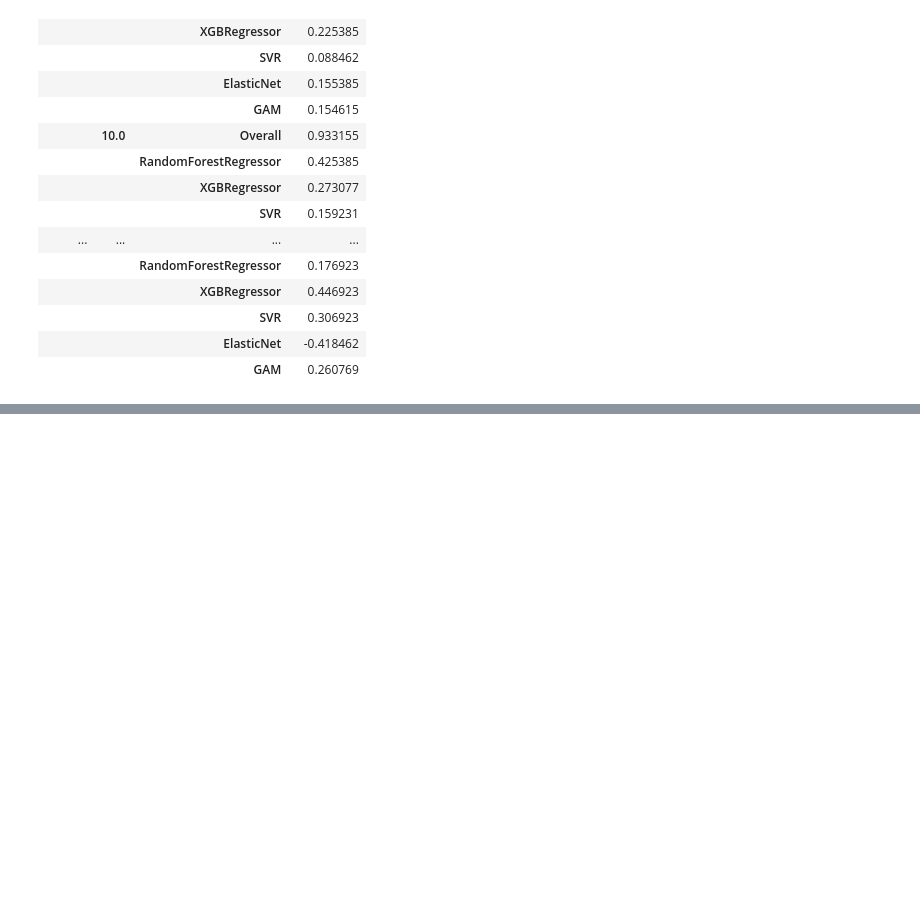
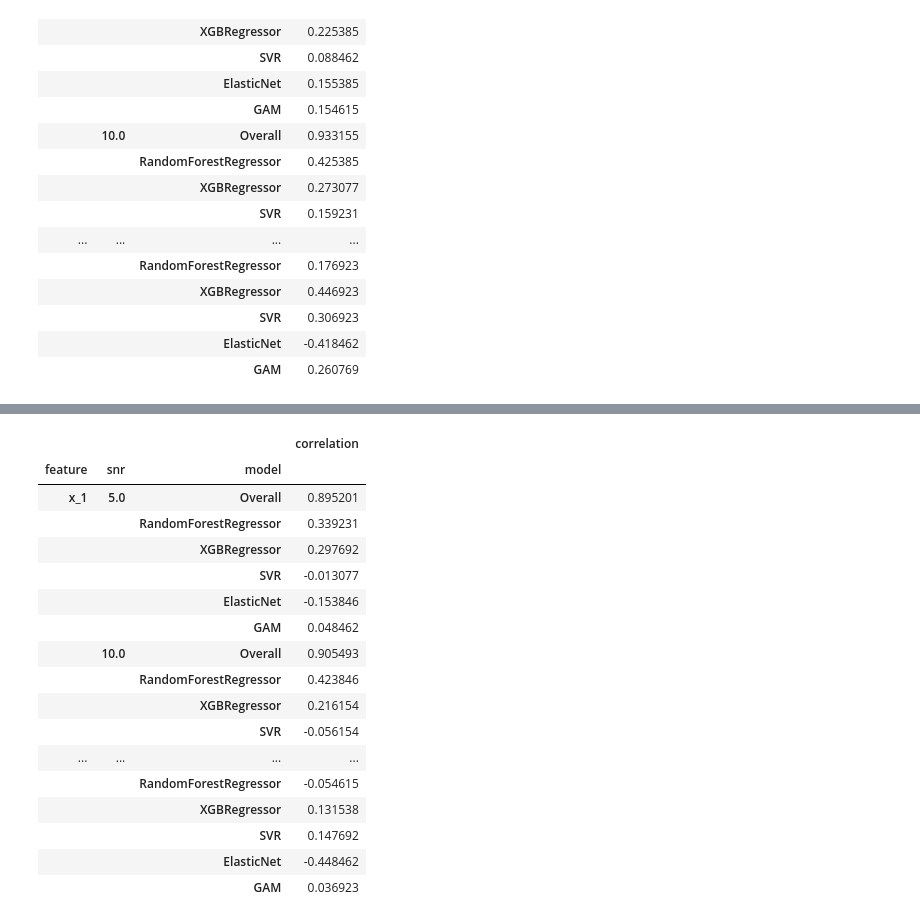
Before and after one commit to timo282/feature-effect-empirical-analysis, a Jupyter notebook: simulations/sim_friedman1_centered/notebooks/correlation_analysis.ipynb, the cells around one changed output, grey strips where cells are left out. Saved outputs shown, nothing was run; the diff lists cells and outputs as text; code cells hidden in the pictures; blank space fills up the shorter version.

```diff
--- a/simulations/sim_friedman1_centered/notebooks/correlation_analysis.ipynb
+++ b/simulations/sim_friedman1_centered/notebooks/correlation_analysis.ipynb
@@ -122,0 +140,3 @@ with pd.option_context('display.max_rows', None, 'display.max_columns', None):
+# %%
+df_melted = create_joined_melted_df(df_model_res, df_effect_res)
+df_melted.head()
@@ -122,0 +150,12 @@ with pd.option_context('display.max_rows', None, 'display.max_columns', None):
+# %%
+models = df_melted["model_x"].unique().tolist()
+
+g, df_corr = plot_correlation_analysis(
+    df_melted,
+    models,
+    model_error_metric="mse_test",
+    feature_effect="ALE Empirical",
+    correlation_metric="Spearman",
+    overall_correlation=True,
+    return_correlation_table=True,
+)
@@ -122,0 +166,22 @@ with pd.option_context('display.max_rows', None, 'display.max_columns', None):
+# %%
+with pd.option_context('display.max_rows', None, 'display.max_columns', None):
+    display(df_corr.set_index(["feature", "snr", "model"]))
+# %% [output]
+|  |  |  | correlation |
+| feature | snr | model |  |
+| x_1 | 5.0 | Overall | 0.895201 |
+|  |  | RandomForestRegressor | 0.339231 |
+|  |  | XGBRegressor | 0.297692 |
+|  |  | SVR | -0.013077 |
+|  |  | ElasticNet | -0.153846 |
+|  |  | GAM | 0.048462 |
+|  | 10.0 | Overall | 0.905493 |
+|  |  | RandomForestRegressor | 0.423846 |
+|  |  | XGBRegressor | 0.216154 |
+|  |  | SVR | -0.056154 |
+| ... | ... | ... | ... |
+|  |  | RandomForestRegressor | -0.054615 |
+|  |  | XGBRegressor | 0.131538 |
+|  |  | SVR | 0.147692 |
+|  |  | ElasticNet | -0.448462 |
+|  |  | GAM | 0.036923 |
```
Also changed, not shown: parts of 8 cells of this notebook.
